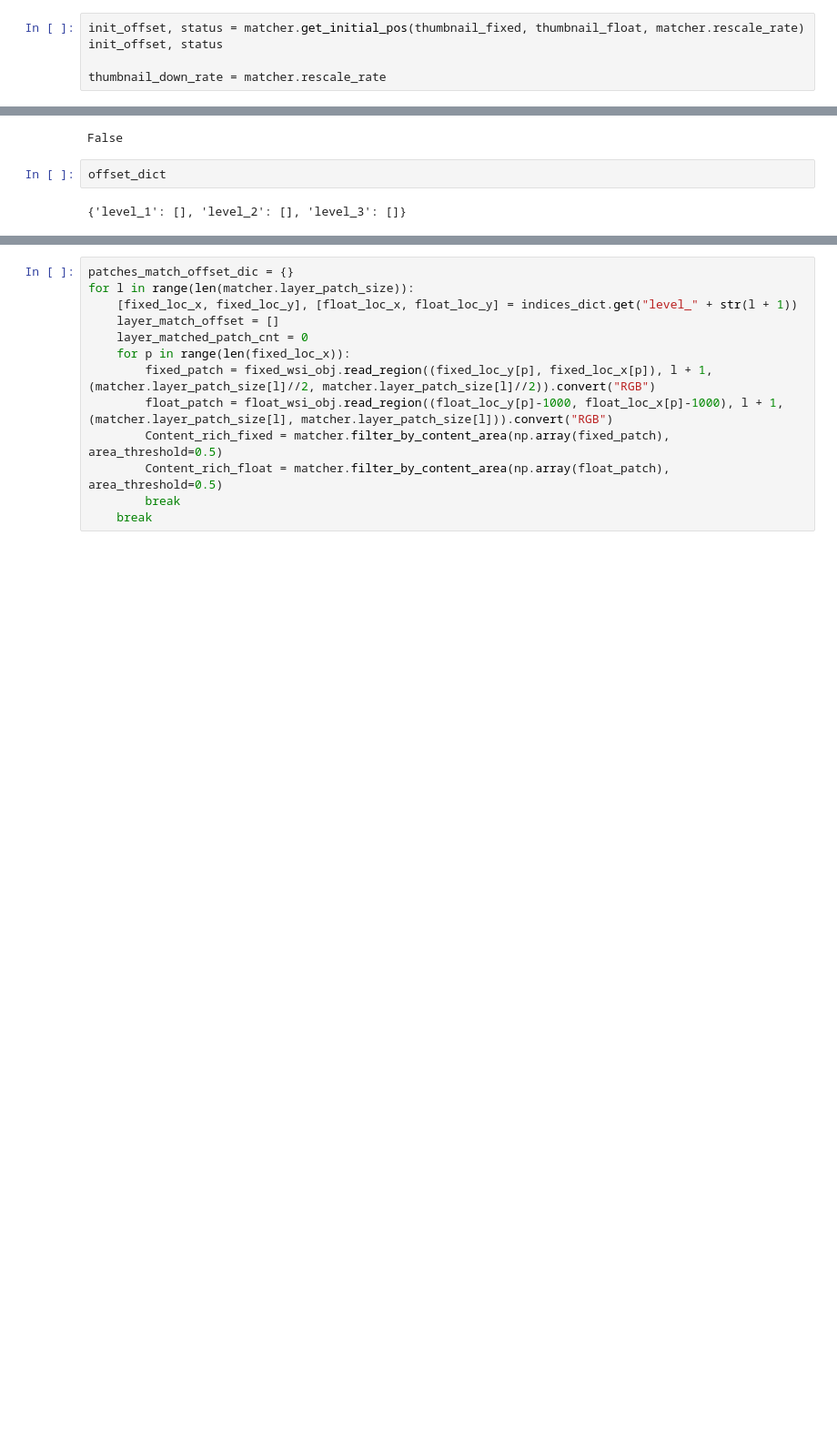
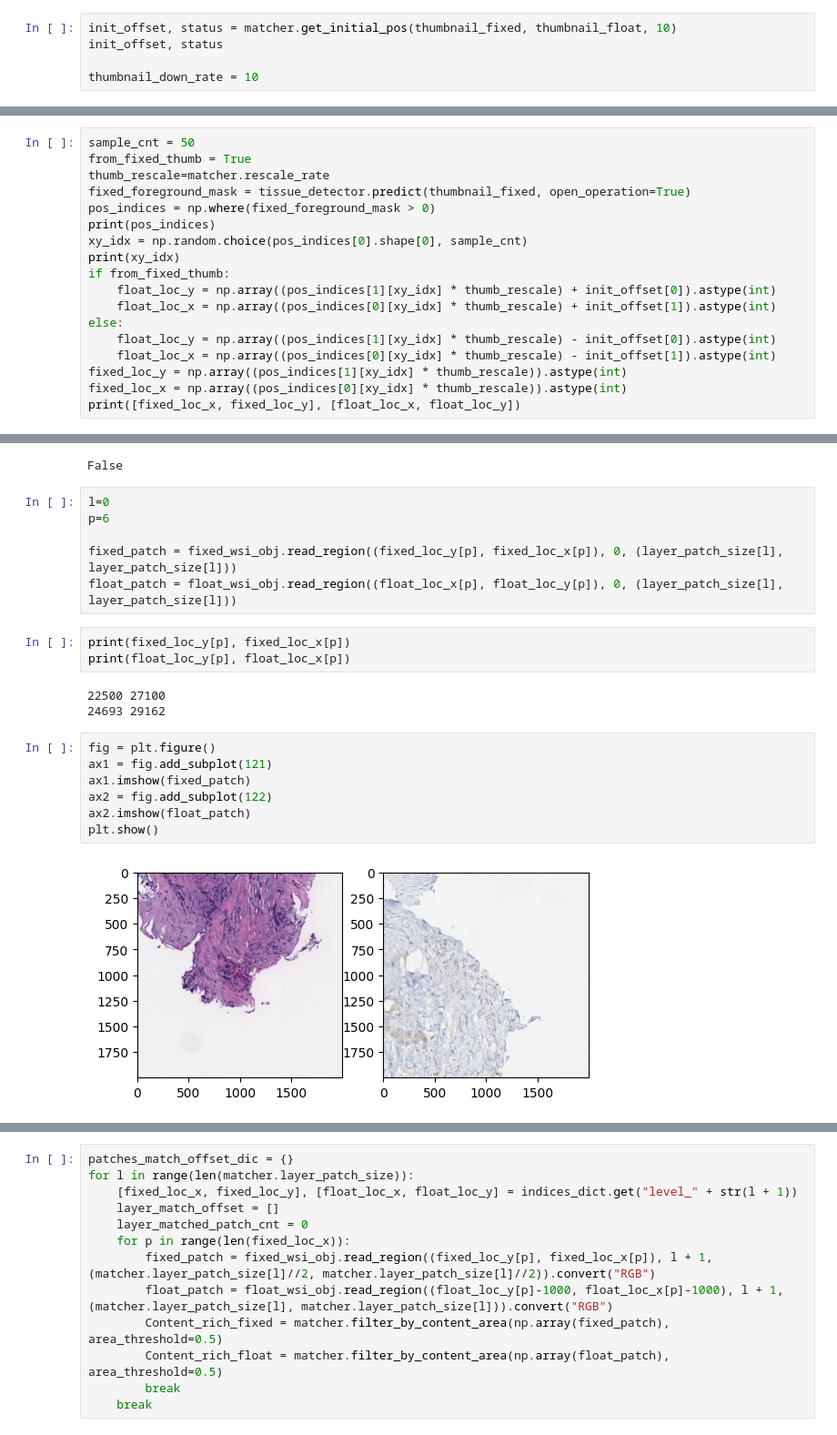
Before and after one commit to jdl624/MSBMI_Practicum, a Jupyter notebook: Testing Restianed Aligner/src/restained_preprocess.ipynb, the cells around one changed output, grey strips where cells are left out. Shown at 91% size. Saved outputs shown, nothing was run; the diff lists cells and outputs as text; blank space fills up the shorter version.

```diff
--- a/Testing Restianed Aligner/src/restained_preprocess.ipynb
+++ b/Testing Restianed Aligner/src/restained_preprocess.ipynb
@@ -136,7 +106,7 @@ print(fixed_pts)
  [ 72.890884  76.817764]
  [ 48.33666   92.933556]]
 # %%
-init_offset, status = matcher.get_initial_pos(thumbnail_fixed, thumbnail_float, matcher.rescale_rate)
+init_offset, status = matcher.get_initial_pos(thumbnail_fixed, thumbnail_float, 10)
 init_offset, status
 
-thumbnail_down_rate = matcher.rescale_rate
+thumbnail_down_rate = 10
@@ -238,0 +167,18 @@ matcher.layer_patch_max_num
+# %%
+sample_cnt = 50
+from_fixed_thumb = True
+thumb_rescale=matcher.rescale_rate
+fixed_foreground_mask = tissue_detector.predict(thumbnail_fixed, open_operation=True)
+pos_indices = np.where(fixed_foreground_mask > 0)
+print(pos_indices)
+xy_idx = np.random.choice(pos_indices[0].shape[0], sample_cnt)
+print(xy_idx)
+if from_fixed_thumb:
+    float_loc_y = np.array((pos_indices[1][xy_idx] * thumb_rescale) + init_offset[0]).astype(int)
+    float_loc_x = np.array((pos_indices[0][xy_idx] * thumb_rescale) + init_offset[1]).astype(int)
+else:
+    float_loc_y = np.array((pos_indices[1][xy_idx] * thumb_rescale) - init_offset[0]).astype(int)
+    float_loc_x = np.array((pos_indices[0][xy_idx] * thumb_rescale) - init_offset[1]).astype(int)
+fixed_loc_y = np.array((pos_indices[1][xy_idx] * thumb_rescale)).astype(int)
+fixed_loc_x = np.array((pos_indices[0][xy_idx] * thumb_rescale)).astype(int)
+print([fixed_loc_x, fixed_loc_y], [float_loc_x, float_loc_y])
@@ -291,7 +294,24 @@ for l in range(len(matcher.layer_patch_size)):
 Content_rich_float
 # %% [output]
 False
-# %%
-offset_dict
-# %% [output]
-{'level_1': [], 'level_2': [], 'level_3': []}
+# %%
+l=0
+p=6
+
+fixed_patch = fixed_wsi_obj.read_region((fixed_loc_y[p], fixed_loc_x[p]), 0, (layer_patch_size[l], layer_patch_size[l]))
+float_patch = float_wsi_obj.read_region((float_loc_x[p], float_loc_y[p]), 0, (layer_patch_size[l], layer_patch_size[l]))
+# %%
+print(fixed_loc_y[p], fixed_loc_x[p])
+print(float_loc_y[p], float_loc_x[p])
+# %% [output]
+22500 27100
+24693 29162
+# %%
+fig = plt.figure()
+ax1 = fig.add_subplot(121)
+ax1.imshow(fixed_patch)
+ax2 = fig.add_subplot(122)
+ax2.imshow(float_patch)
+plt.show()
+# %% [output]
+[figure, added]
```
Also changed, not shown: parts of 26 cells of this notebook, 3 other files.
